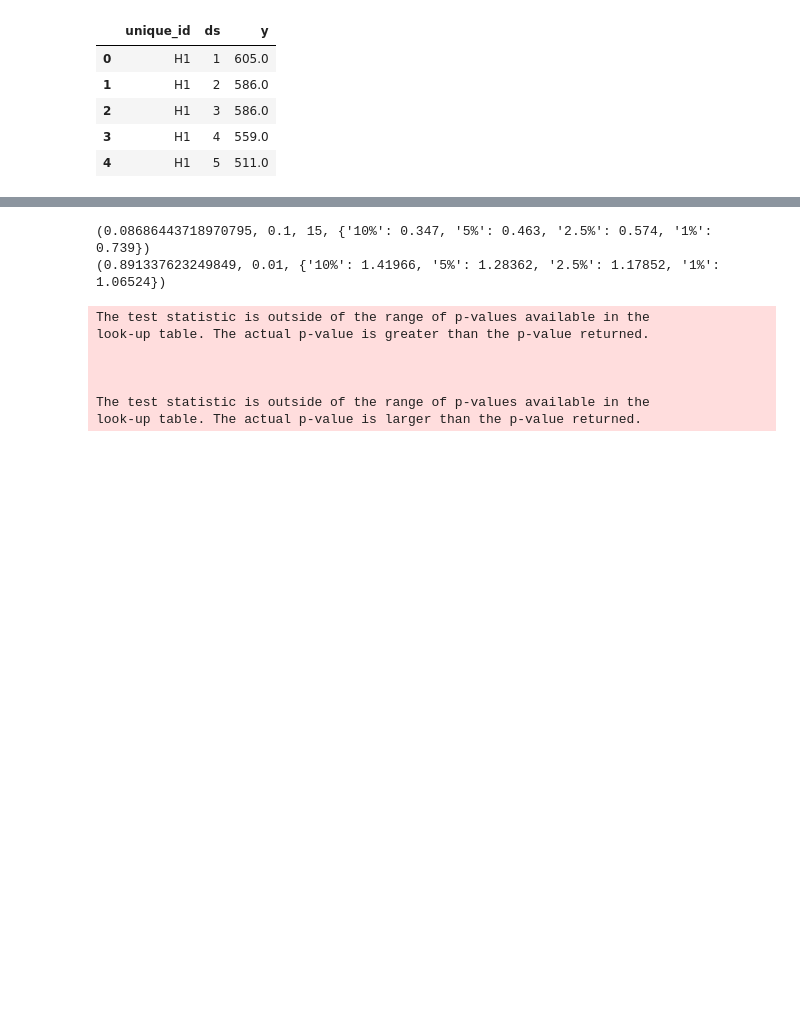
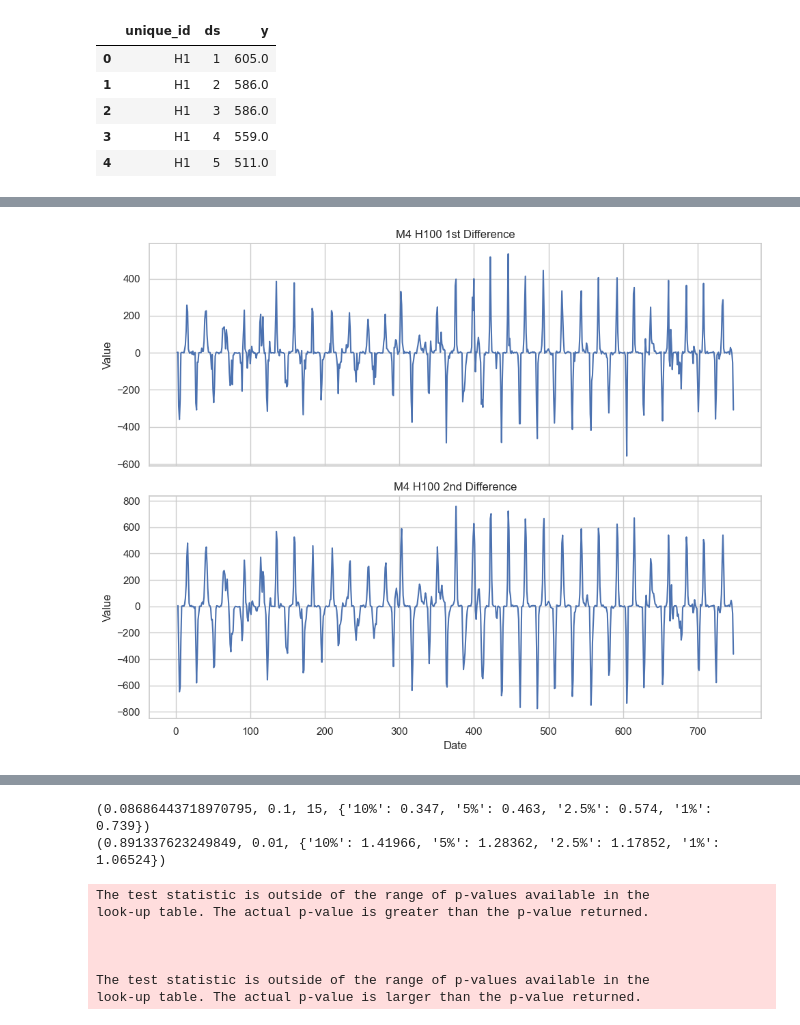
Before and after one commit to cal-yen/fpp3, a Jupyter notebook: chapter_9.ipynb, the cells around one changed output, grey strips where cells are left out. Drawn from its saved outputs; the diff is of its cells as text; code cells hidden in the pictures; blank space fills up the shorter version.

```diff
--- a/chapter_9.ipynb
+++ b/chapter_9.ipynb
@@ -128,0 +57,21 @@ fig.show()
+# %%
+ds['y_diff_1'] = ds['y'].diff(periods=1)
+ds['y_diff_2'] = ds['y'].diff(periods=2)
+
+fig, axs = plt.subplots(2, 1, figsize=(10, 8), sharex=True)
+
+sns.lineplot(ax=axs[0], data=ds, x='ds', y='y_diff_1')
+axs[0].set_title('M4 H100 1st Difference')
+axs[0].set_ylabel('Value')
+
+sns.lineplot(ax=axs[1], data=ds, x='ds', y='y_diff_2')
+
+axs[1].set_title('M4 H100 2nd Difference')
+axs[1].set_ylabel('Value')
+
+axs[1].set_xlabel('Date')
+
+plt.tight_layout()
+plt.show()
+# %% [output]
+[figure, added]
```
Also changed, not shown: parts of 12 cells of this notebook, 1 other file.
